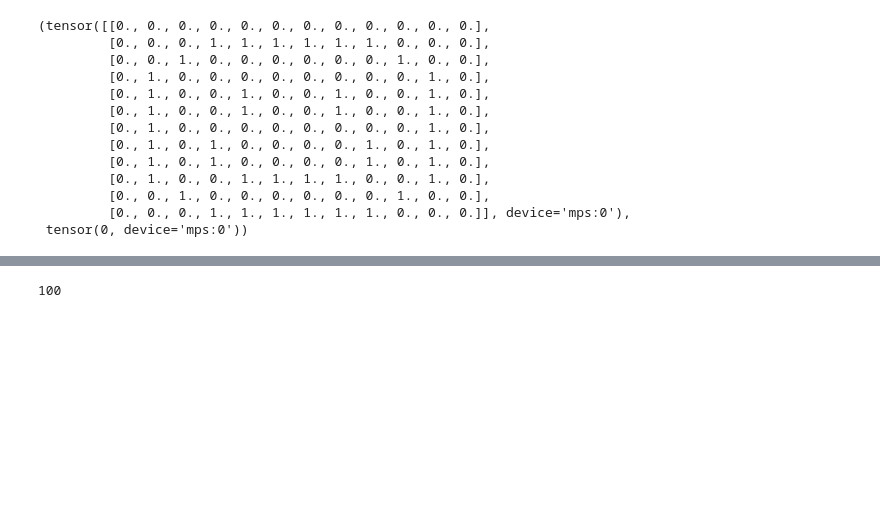
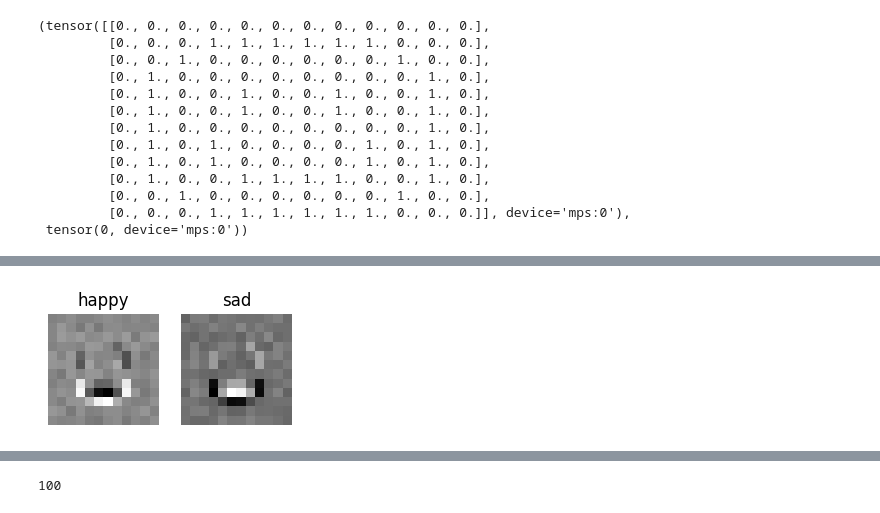
Before and after one commit to Jintram/Workshop_Py_image-analysis_2025, a Jupyter notebook: Bioimage-analysis_05_MachineLearning-basics.ipynb, the cells around one changed output, grey strips where cells are left out. Cells and saved outputs as stored; diff of their text form; code cells hidden in the pictures; blank space fills up the shorter version.

```diff
--- a/Bioimage-analysis_05_MachineLearning-basics.ipynb
+++ b/Bioimage-analysis_05_MachineLearning-basics.ipynb
@@ -180,0 +233,11 @@ axs[1].imshow(weights[1].reshape(12,12), cmap='gray')
+# %%
+# show the final weights as images
+fig, axs = plt.subplots(1,2, figsize=(8/2.54, 4/2.54))
+_=axs[0].imshow(weight_list[-1][0].reshape(12,12),cmap='gray')
+_=axs[1].imshow(weight_list[-1][1].reshape(12,12),cmap='gray')
+_=axs[0].set_title('happy')
+_=axs[1].set_title('sad')
+_=axs[0].axis('off')
+_=axs[1].axis('off')
+# %% [output]
+[figure, added]
```
Also changed, not shown: parts of 7 cells of this notebook.
